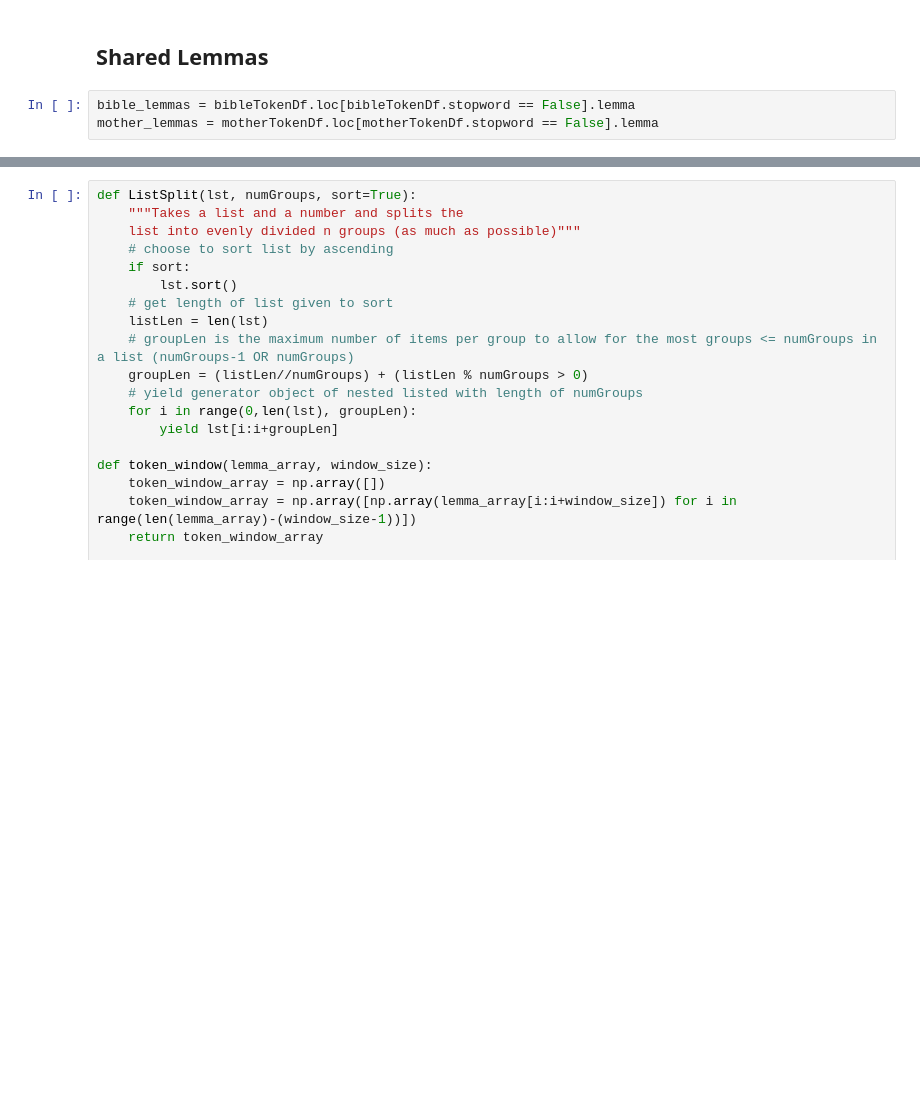
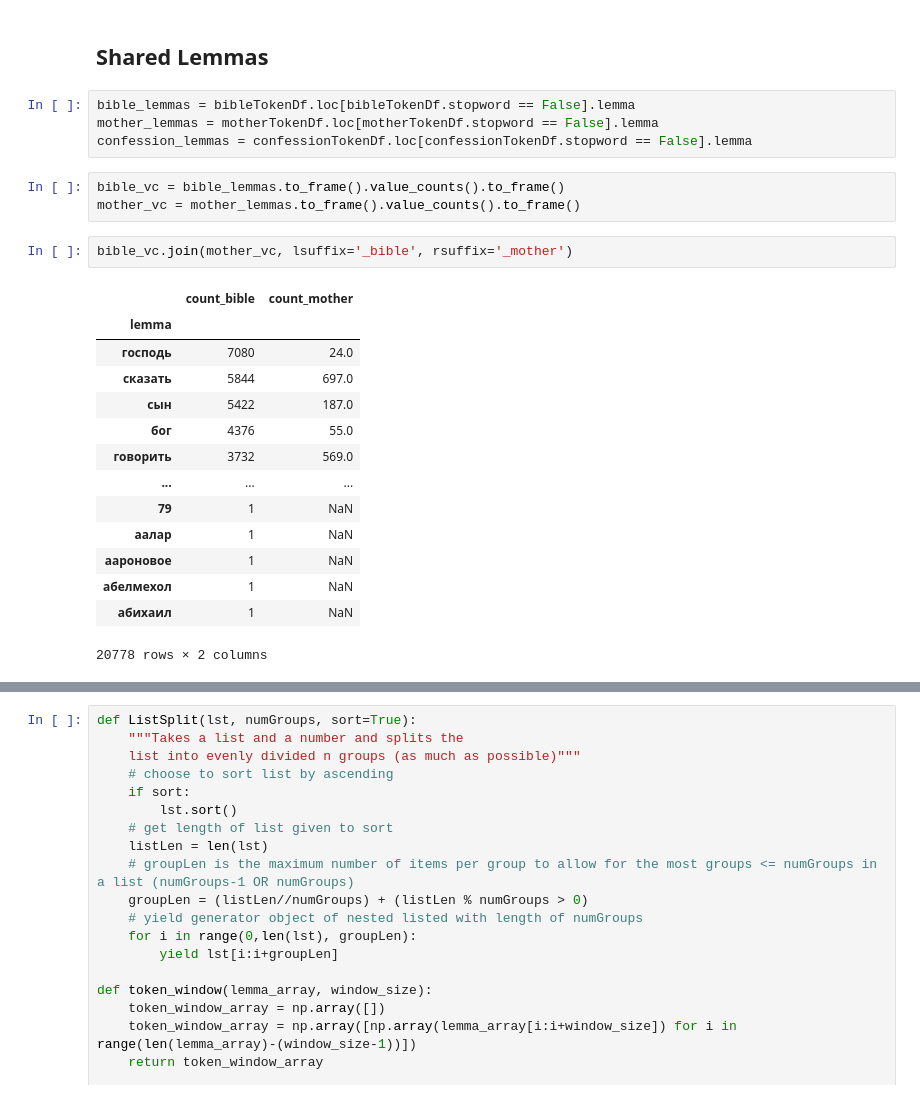
Before and after one commit to kollektivminds/russian-literary-bible, a Jupyter notebook: codebase/MotherBible.ipynb, the cells around one changed output, grey strips where cells are left out. Drawn from its saved outputs; the diff is of its cells as text; blank space fills up the shorter version.

```diff
--- a/codebase/MotherBible.ipynb
+++ b/codebase/MotherBible.ipynb
@@ -54,6 +128,27 @@ lemmaDf
 # %%
 bible_lemmas = bibleTokenDf.loc[bibleTokenDf.stopword == False].lemma
 mother_lemmas = motherTokenDf.loc[motherTokenDf.stopword == False].lemma
+confession_lemmas = confessionTokenDf.loc[confessionTokenDf.stopword == False].lemma
+# %%
+bible_vc = bible_lemmas.to_frame().value_counts().to_frame()
+mother_vc = mother_lemmas.to_frame().value_counts().to_frame()
+# %%
+bible_vc.join(mother_vc, lsuffix='_bible', rsuffix='_mother')
+# %% [output]
+|  | count_bible | count_mother |
+| lemma |  |  |
+| господь | 7080 | 24.0 |
+| сказать | 5844 | 697.0 |
+| сын | 5422 | 187.0 |
+| бог | 4376 | 55.0 |
+| говорить | 3732 | 569.0 |
+| ... | ... | ... |
+| 79 | 1 | NaN |
+| аалар | 1 | NaN |
+| аароновое | 1 | NaN |
+| абелмехол | 1 | NaN |
+| абихаил | 1 | NaN |
+20778 rows × 2 columns
 # %%
 common_lemmas = []
 common_lemmas_count = 0
```
Also changed, not shown: parts of 33 cells of this notebook, 2 other files.
